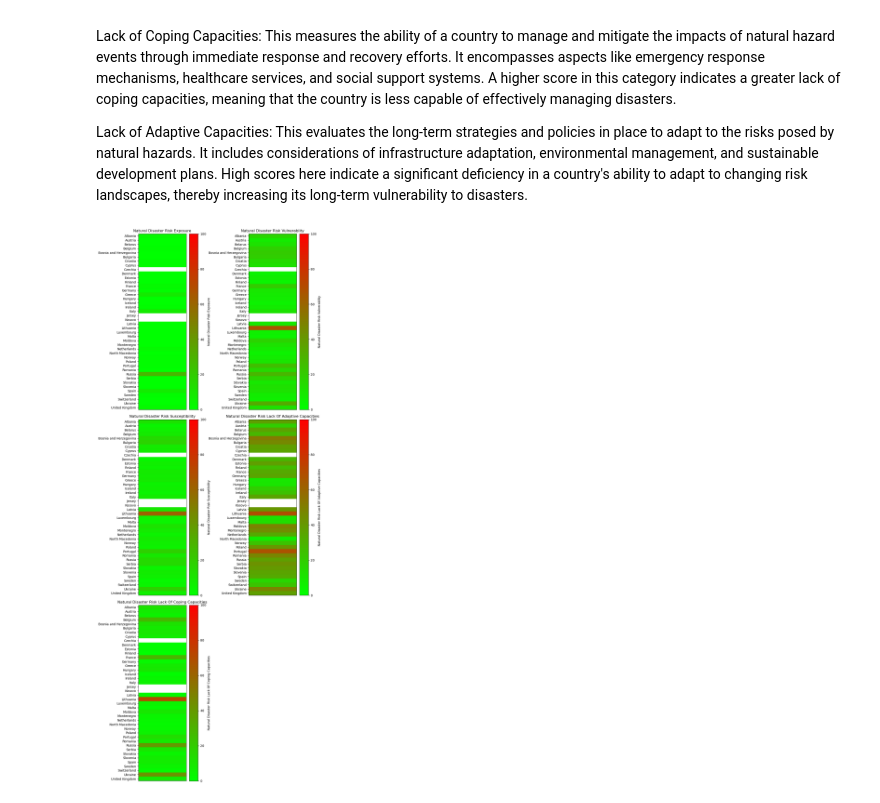
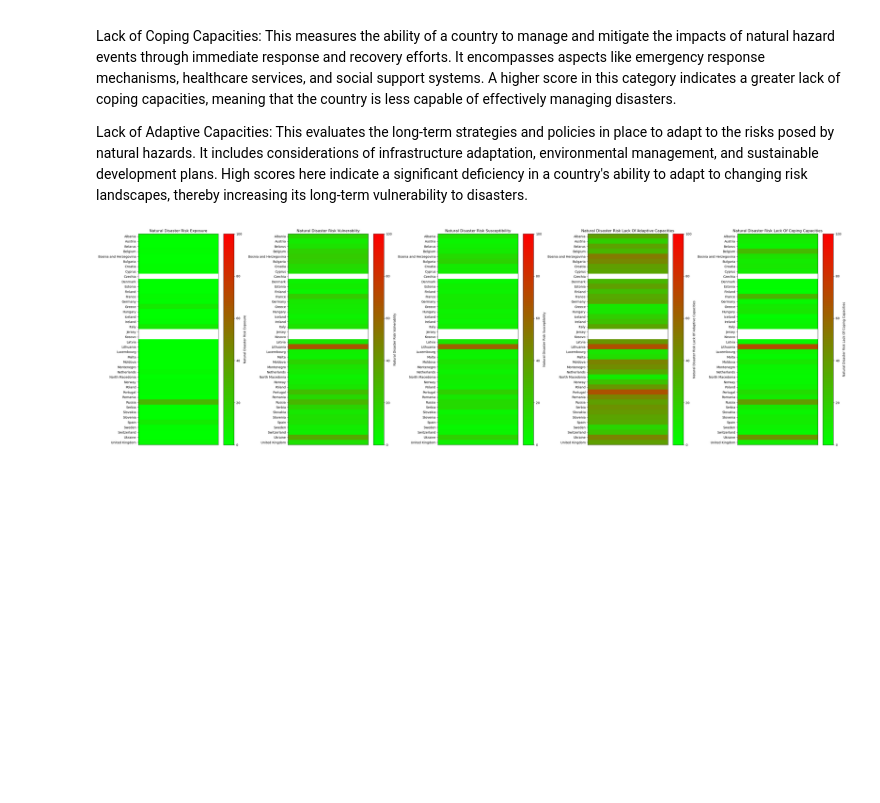
Before and after one commit to pavobravo11/Data501_Project, a Jupyter notebook: Climate_risk/natural_distaster_risk.ipynb, the cells around one changed output. Saved outputs shown, nothing was run; the diff lists cells and outputs as text; code cells hidden in the pictures; blank space fills up the shorter version.

```diff
--- a/Climate_risk/natural_distaster_risk.ipynb
+++ b/Climate_risk/natural_distaster_risk.ipynb
@@ -8,7 +8,21 @@ df = pd.read_csv("natural-disaster-risk-by-country-2024.csv")
 # %%
 europe = pd.read_excel(r"C:\\Users\\gusta\\GitHub\\Data501_Project\\European Countries.xlsx")
 # %%
-disaster_risk_world_index = europe.merge(df, left_on="Country", right_on="country", how="left").drop(columns=['country'])
+disaster_risk_world_index = europe.merge(df, left_on="Country", right_on="country", how="left")\
+                    .drop(columns=[
+                        'country',
+                        'Subregion',
+                        'Population',
+                        'European Union Association',
+                        'NaturalDisasterRiskWorldRiskIndexTotal2023'
+                        ])\
+                    .rename(columns={
+                        'NaturalDisasterRiskExposure': '2023_WPR_ND_Risk_Exposure',
+                        'NaturalDisasterRiskVulnerablity': '2023_WPR_ND_Risk_Vulnerability',
+                        'NaturalDisasterRiskSusceptibility': '2023_WPR_ND_Risk_Susceptibility',
+                        'NaturalDisasterRiskLackOfAdaptiveCapacities': '2023_WPR_ND_Lack_Adaptive_Capacities',
+                        'NaturalDisasterRiskLackOfCopingCapacities': '2023_WPR_ND_Lack_Coping_Capacities'
+                    })
 # %%
 # Quick bar graphs of all of these two get an idea on what the top countries are
 disaster_risk_world_index.head()
@@ -28,6 +42,14 @@ vars = [
     'NaturalDisasterRiskLackOfAdaptiveCapacities',
     'NaturalDisasterRiskLackOfCopingCapacities'
 ]
+# %%
+new_labels = [
+    '2023_WPR_ND_Risk_Exposure',
+    '2023_WPR_ND_Risk_Vulnerability',
+    '2023_WPR_ND_Risk_Susceptibility',
+    '2023_WPR_ND_Lack_Adaptive_Capacities',
+    '2023_WPR_ND_Lack_Coping_Capacities'
+]
 # %% [markdown]
 Risk Exposure: This category measures the degree to which a country or region is exposed to natural hazards such as earthquakes, storms, floods, droughts, and sea-level rise. High exposure means that the country frequently experiences natural events that could potentially lead to disasters.
 
@@ -56,29 +77,29 @@ n_bins = 100  # Number of bins
 cmap_name = 'my_list'
 cm = mcolors.LinearSegmentedColormap.from_list(cmap_name, colors, N=n_bins)
 # %%
-fig, axes = plt.subplots(3, 2, figsize=(10, 25))
+fig, axes = plt.subplots(1, 6, figsize=(40, 10))
 axes = axes.flatten()
 
-for i, var in enumerate(vars):
-    risk_score = disaster_risk_world_index[var]
+for (i, var), new_label in zip(enumerate(vars), new_labels):
+    risk_score = disaster_risk_world_index[new_label]
     hm_data = np.array([risk_score]).T  # Look at each country as an independent row
 
     # Plotting on the ith subplot
     im = axes[i].imshow(hm_data, cmap=cm, aspect='auto', vmin=0, vmax=100, extent=[0, 1, 0, len(countries)])
     fig.colorbar(im, ax=axes[i], label=camel_case_split(var))  # Add a colorbar to the ith subplot
 
     # Setting the y-ticks to correspond to countries, in reversed order due to transpose
     axes[i].set_yticks(np.arange(len(countries)) + 0.5)
     axes[i].set_yticklabels(countries[::-1])
 
     # Removing x-ticks as they don't represent any variable in this orientation
     axes[i].set_xticks([])
 
     axes[i].set_title(camel_case_split(var))
 
 fig.delaxes(axes[-1])
 # Adjust layout to prevent overlap
 plt.tight_layout()
 plt.show()
 # %% [output]
-[figure, old version]
+[figure, new version]
```
Also changed, not shown: parts of 3 cells of this notebook, 6 other files.
